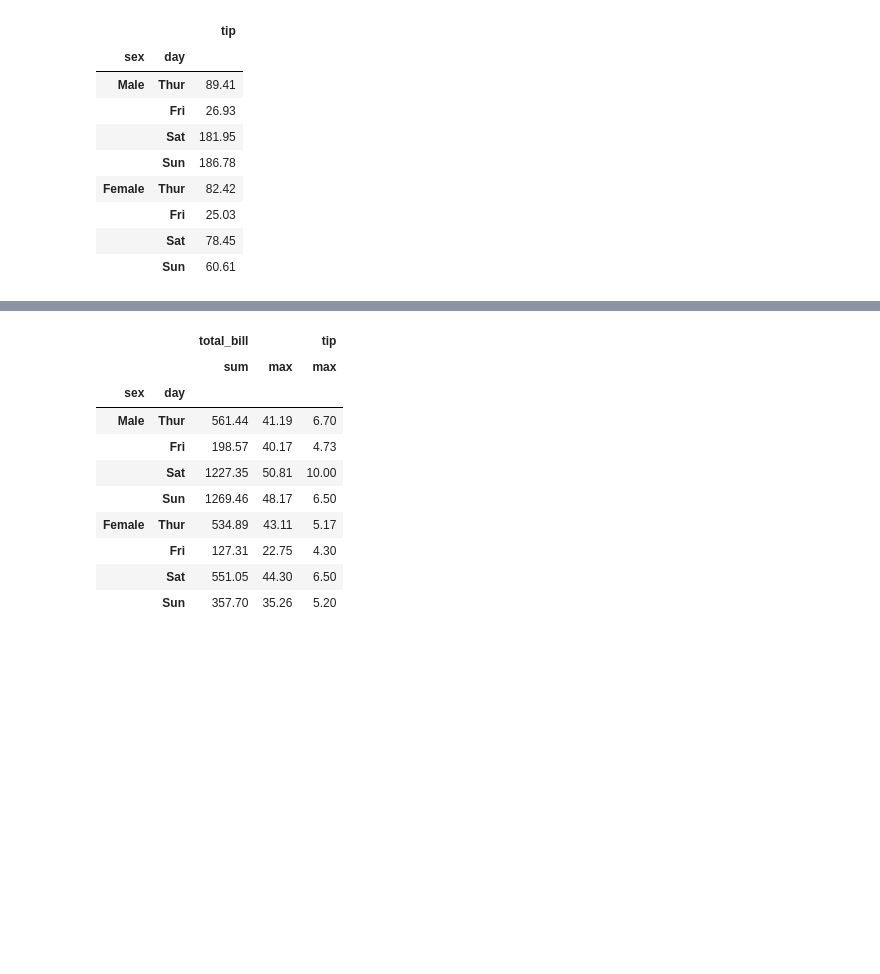
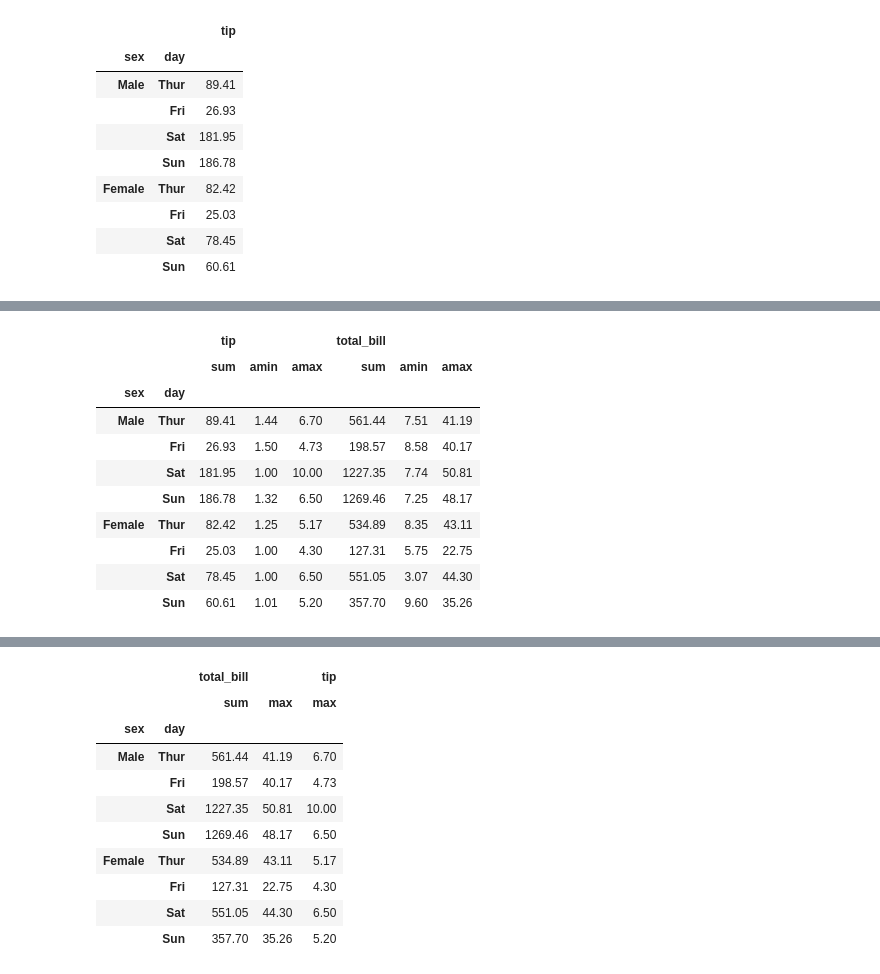
Before and after one commit to kishorebabu1983/PANDAS_BASICS, a Jupyter notebook: groupby.ipynb, the cells around one changed output, grey strips where cells are left out. Drawn from its saved outputs; the diff is of its cells as text; code cells hidden in the pictures; blank space fills up the shorter version.

Commit message:
2nd modification groupby

```diff
--- a/groupby.ipynb
+++ b/groupby.ipynb
@@ -248,0 +337,2 @@ groupby and a
+# %%
+g=tips.groupby(['sex','day'])
@@ -248,0 +365,14 @@ groupby and a
+# %%
+g[['tip','total_bill']].agg([np.sum,np.min,np.max])
+# %% [output]
+|  |  | tip |  |  | total_bill |  |  |
+|  |  | sum | amin | amax | sum | amin | amax |
+| sex | day |  |  |  |  |  |  |
+| Male | Thur | 89.41 | 1.44 | 6.70 | 561.44 | 7.51 | 41.19 |
+|  | Fri | 26.93 | 1.50 | 4.73 | 198.57 | 8.58 | 40.17 |
+|  | Sat | 181.95 | 1.00 | 10.00 | 1227.35 | 7.74 | 50.81 |
+|  | Sun | 186.78 | 1.32 | 6.50 | 1269.46 | 7.25 | 48.17 |
+| Female | Thur | 82.42 | 1.25 | 5.17 | 534.89 | 8.35 | 43.11 |
+|  | Fri | 25.03 | 1.00 | 4.30 | 127.31 | 5.75 | 22.75 |
+|  | Sat | 78.45 | 1.00 | 6.50 | 551.05 | 3.07 | 44.30 |
+|  | Sun | 60.61 | 1.01 | 5.20 | 357.70 | 9.60 | 35.26 |
```
Also changed, not shown: parts of 20 cells of this notebook.
